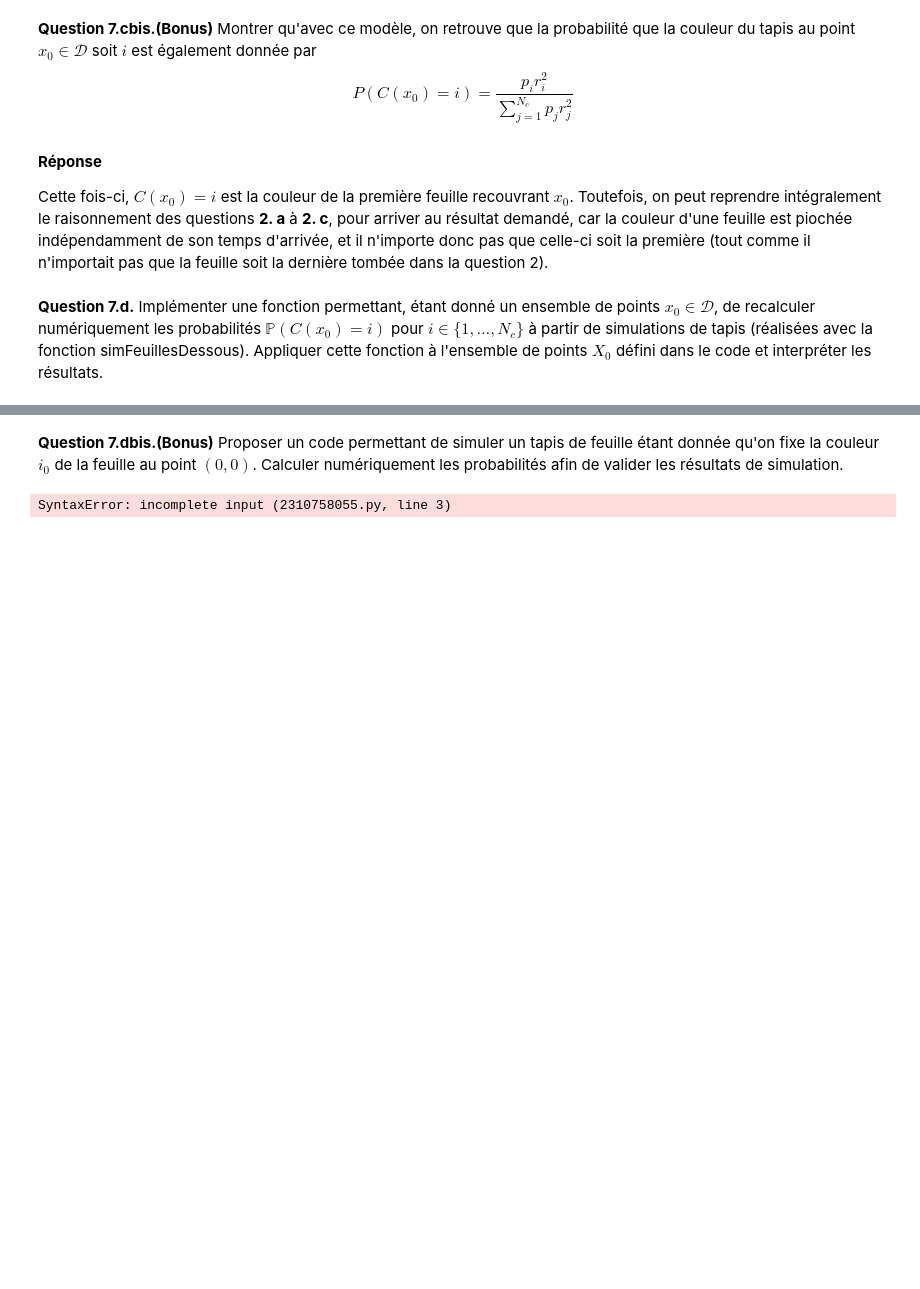
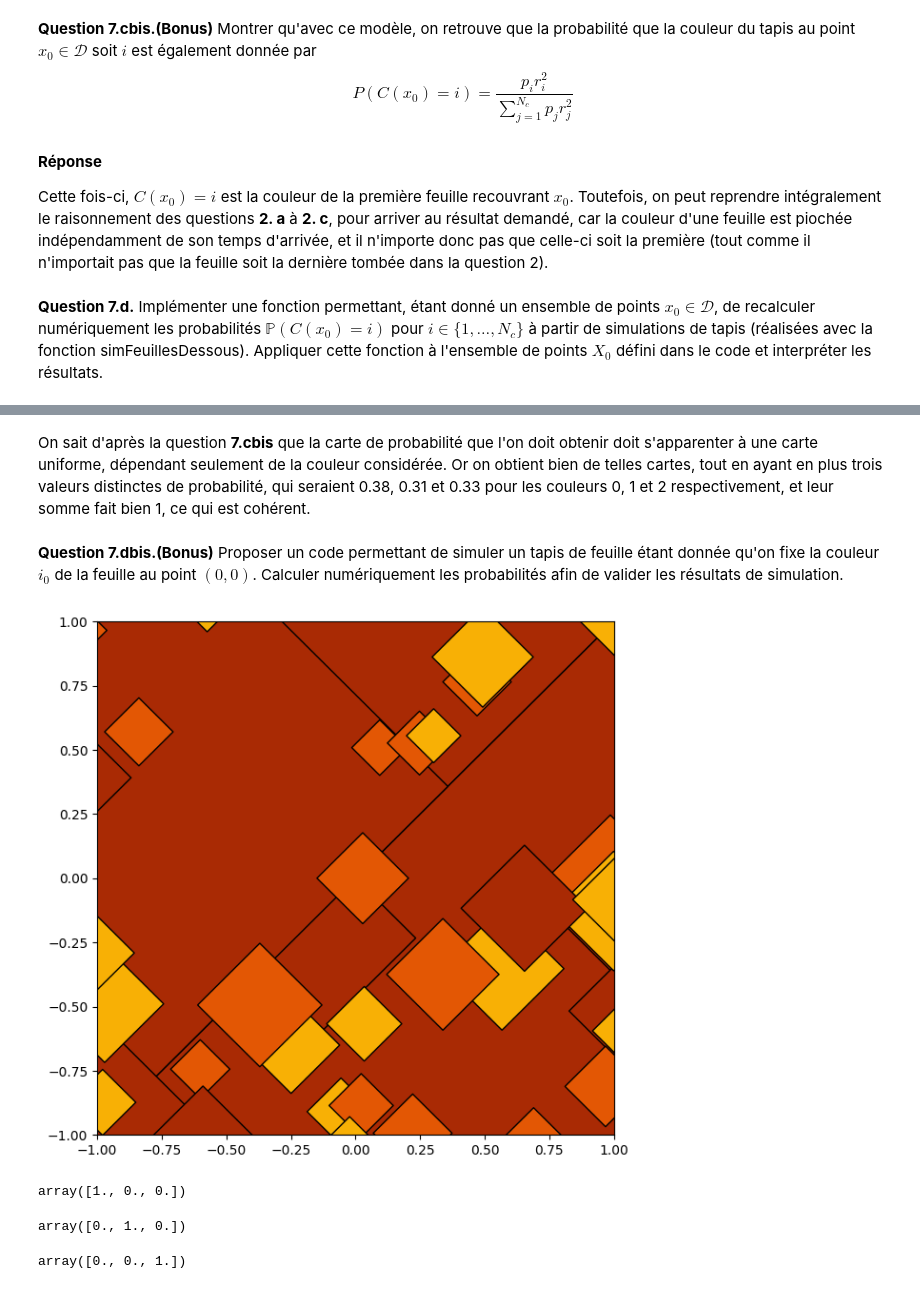
Before and after one commit to comemazelier/projet_proba, a Jupyter notebook: PN_Probas_24-25_VF-2.ipynb, the cells around one changed output, grey strips where cells are left out. Drawn from its saved outputs; the diff is of its cells as text; code cells hidden in the pictures; blank space fills up the shorter version.

```diff
--- a/PN_Probas_24-25_VF-2.ipynb
+++ b/PN_Probas_24-25_VF-2.ipynb
@@ -1006,8 +983,44 @@ plt.show()
+# %% [markdown]
+On sait d'après la question **7.cbis** que la carte de probabilité que l'on doit obtenir doit s'apparenter à une carte uniforme, dépendant seulement de la couleur considérée. Or on obtient bien de telles cartes, tout en ayant en plus trois valeurs distinctes de probabilité, qui seraient 0.38, 0.31 et 0.33 pour les couleurs 0, 1 et 2 respectivement, et leur somme fait bien 1, ce qui est cohérent.
 # %% [markdown]
 **Question 7.dbis.(Bonus)** Proposer un code permettant de simuler un tapis de feuille étant donnée qu'on fixe la couleur $i_0$ de la feuille au point $(0,0)$. Calculer numériquement les probabilités afin de valider les résultats de simulation.
+# %%
+## Simulation conditionnelle
+# On reprend simFeuillesDessous mais en s'assurant que la première feuille générée contenant le point (0, 0) (qui sera apparente au point (0, 0) puisque l'on regarde le tapis de dessous) est de la bonne couleur.
+def simFeuillesDessousCond(i0, theta, p, a, b, Dext) :
+   feuilles = []
+   U = [0]
+   points_restants = np.full(Ddiscr.shape[0], True, dtype = bool)
+   origine_recouverte = False
+   couleur_origine = -1
+
+   while np.any(points_restants) :
+
+      delta_t = np.random.exponential(theta)
+      U.append(U[-1] + delta_t)
+
+      x, y = simPosition(Dext)
+      couleur = -1
+      taille = np.abs(x) + np.abs(y)
+      while not origine_recouverte and np.abs(x) + np.abs(y) <= taille and couleur != i0 :
+         couleur = simCouleur(p)
+         taille = simTaille(couleur, a, b)
+      if not origine_recouverte and np.abs(x) + np.abs(y) <= taille :
+         origine_recouverte = True
+         couleur_origine = couleur
+      feuilles.append([x, y, taille, couleur])
+
+      points_restants[points_restants] = ~point_dans_feuille(Ddiscr[points_restants], feuilles[-1])
+
+   feuilles = np.array(feuilles)
+   M = len(U) - 1
+   T = np.array([-U[k+1] for k in range(M)])
+
+   feuilles = np.concatenate((T.reshape((M,1)), feuilles), axis = 1)
+   return feuilles[::-1], couleur_origine
 # %%
-## Simulation conditionnelle
-def simFeuillesDessousCond(i0,theta,p,a,b,Dext):
-    ## COMPLETER ###
+Sim = simFeuillesDessousCond(1, theta, p, a, b, Dext)[0]
+
+plotSim(Sim)
 # %% [output]
-SyntaxError: incomplete input (2310758055.py, line 3)
+[figure, added]
@@ -1013,0 +1034,12 @@ SyntaxError: incomplete input (2310758055.py, line 3)
+# %%
+calcul_prob_origine(0, 1000)
+# %% [output]
+array([1., 0., 0.])
+# %%
+calcul_prob_origine(1, 1000)
+# %% [output]
+array([0., 1., 0.])
+# %%
+calcul_prob_origine(2, 1000)
+# %% [output]
+array([0., 0., 1.])
```
Also changed, not shown: parts of 39 cells of this notebook.
